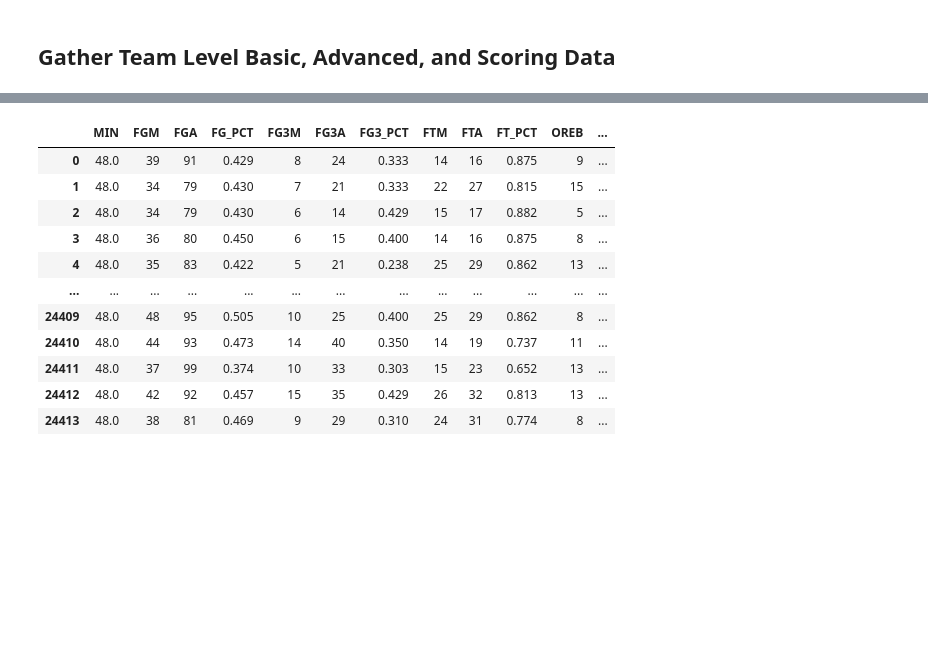
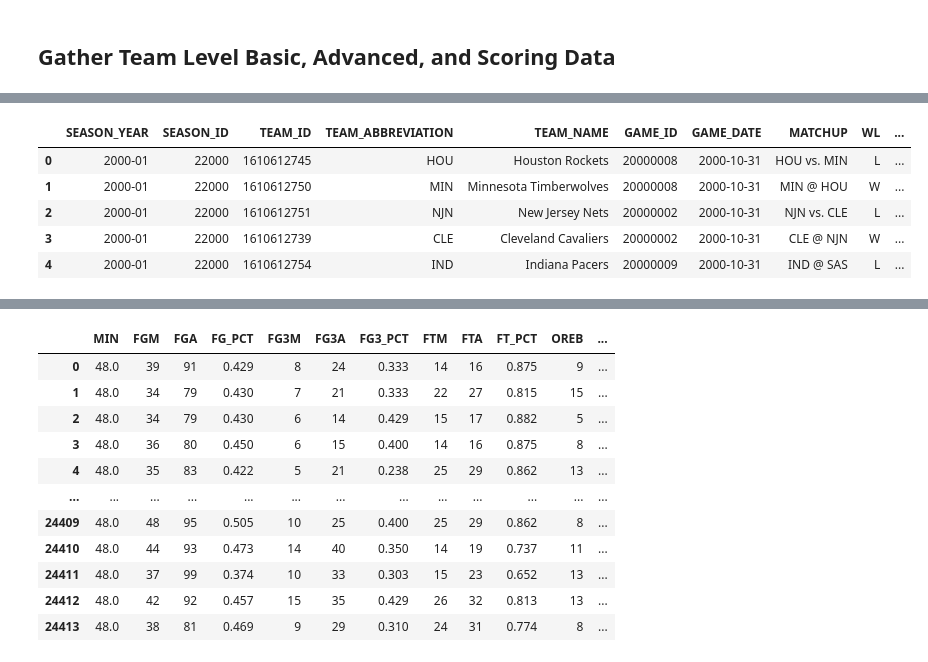
Before and after one commit to jnish23/NBA_Model, a Jupyter notebook: notebooks/team_based_modelv2.ipynb, the cells around one changed output, grey strips where cells are left out. Saved outputs shown, nothing was run; the diff lists cells and outputs as text; code cells hidden in the pictures; blank space fills up the shorter version.

```diff
--- a/notebooks/team_based_modelv2.ipynb
+++ b/notebooks/team_based_modelv2.ipynb
@@ -77,0 +45,9 @@ full_df
+# %%
+team_data.head()
+# %% [output]
+|  | SEASON_YEAR | SEASON_ID | TEAM_ID | TEAM_ABBREVIATION | TEAM_NAME | GAME_ID | GAME_DATE | MATCHUP | WL | ... |
+| 0 | 2000-01 | 22000 | 1610612745 | HOU | Houston Rockets | 20000008 | 2000-10-31 | HOU vs. MIN | L | ... |
+| 1 | 2000-01 | 22000 | 1610612750 | MIN | Minnesota Timberwolves | 20000008 | 2000-10-31 | MIN @ HOU | W | ... |
+| 2 | 2000-01 | 22000 | 1610612751 | NJN | New Jersey Nets | 20000002 | 2000-10-31 | NJN vs. CLE | L | ... |
+| 3 | 2000-01 | 22000 | 1610612739 | CLE | Cleveland Cavaliers | 20000002 | 2000-10-31 | CLE @ NJN | W | ... |
+| 4 | 2000-01 | 22000 | 1610612754 | IND | Indiana Pacers | 20000009 | 2000-10-31 | IND @ SAS | L | ... |
```
Also changed, not shown: parts of 8 cells of this notebook, 1 other file.
